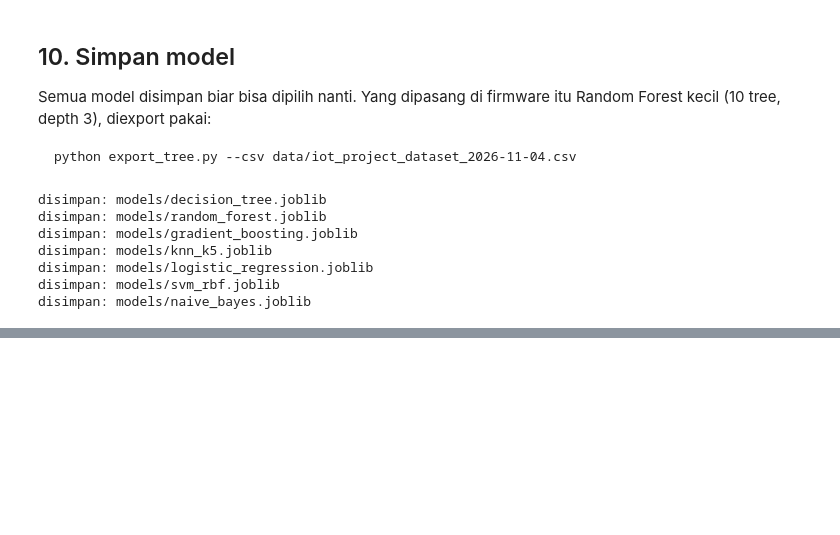
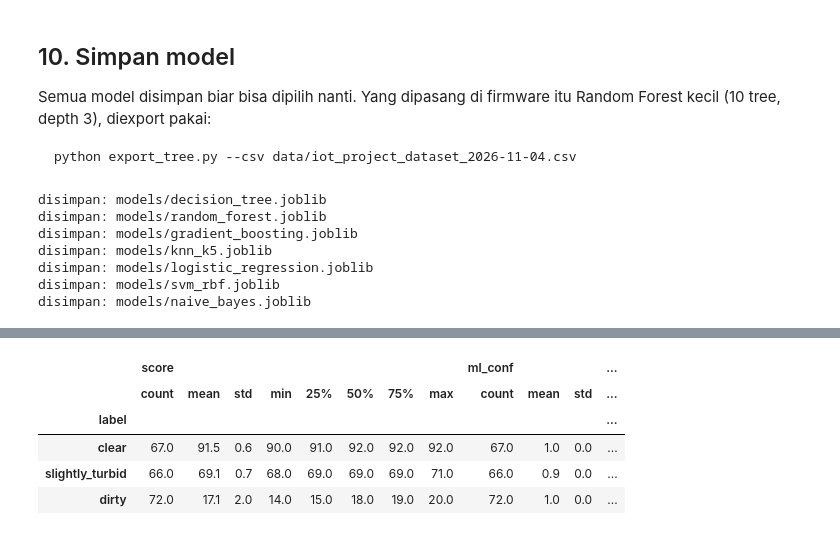
Before and after one commit to StevenLie14/IoT, a Jupyter notebook: ml/water_quality_models.ipynb, the cells around one changed output, grey strips where cells are left out. Cells and saved outputs as stored; diff of their text form; code cells hidden in the pictures; blank space fills up the shorter version.

```diff
--- a/ml/water_quality_models.ipynb
+++ b/ml/water_quality_models.ipynb
@@ -702,0 +714,41 @@ disimpan: models/naive_bayes.joblib
+# %%
+SCORE_THRESHOLD = 60
+IN_A_ROW = 5          # LOW_READINGS_TO_ACT dan ML_DIRTY_READINGS di config.h
+ML_MIN_CONFIDENCE = 0.6
+
+def lin(v, good, bad):
+    # 100 di nilai bagus, 0 di nilai jelek, linear di antaranya (sama kayak firmware)
+    return 100 * (1 - np.clip((v - good) / (bad - good), 0, 1))
+
+def health_score(row):
+    t = row["t_tank"]
+    temp = lin(t, 24, 20) if t < 24 else lin(t, 30, 34) if t > 30 else 100
+    total = 0.5 * lin(row["tds"], 300, 700) + 0.375 * (100 - row["turb"]) + 0.125 * temp
+    return round(total)
+
+# Model yang sama dengan di ESP32: 10 tree, depth 3, 1 tree = 1 vote
+esp_model = RandomForestClassifier(n_estimators=10, max_depth=3, random_state=42)
+esp_model.fit(train[FEATURES].values, train["label"])
+
+def esp32_vote(model, X):
+    votes = np.zeros((len(X), len(model.classes_)))
+    for tree in model.estimators_:
+        votes[np.arange(len(X)), tree.predict(X).astype(int)] += 1
+    return model.classes_[votes.argmax(axis=1)], votes.max(axis=1) / len(model.estimators_)
+
+cmp = test.sort_values("timestamp_wib").reset_index(drop=True).copy()
+cmp["score"] = cmp.apply(health_score, axis=1)
+cmp["ml"], cmp["ml_conf"] = esp32_vote(esp_model, cmp[FEATURES].values)
+
+cmp["truth"] = cmp["label"] == "dirty"                                    # memang perlu ganti air
+cmp["rule_based"] = cmp["score"] < SCORE_THRESHOLD                        # R1 (per pembacaan)
+cmp["ai"] = (cmp["ml"] == "dirty") & (cmp["ml_conf"] >= ML_MIN_CONFIDENCE)  # R4 (per pembacaan)
+
+cmp.groupby("label", observed=True)[["score", "ml_conf"]].describe().loc[LABELS].round(1)
+# %% [output]
+|  | score |  |  |  |  |  |  |  | ml_conf |  |  | ... |
+|  | count | mean | std | min | 25% | 50% | 75% | max | count | mean | std | ... |
+| label |  |  |  |  |  |  |  |  |  |  |  | ... |
+| clear | 67.0 | 91.5 | 0.6 | 90.0 | 91.0 | 92.0 | 92.0 | 92.0 | 67.0 | 1.0 | 0.0 | ... |
+| slightly_turbid | 66.0 | 69.1 | 0.7 | 68.0 | 69.0 | 69.0 | 69.0 | 71.0 | 66.0 | 0.9 | 0.0 | ... |
+| dirty | 72.0 | 17.1 | 2.0 | 14.0 | 15.0 | 18.0 | 19.0 | 20.0 | 72.0 | 1.0 | 0.0 | ... |
```
Also changed, not shown: parts of 10 cells of this notebook, 13 other files.
